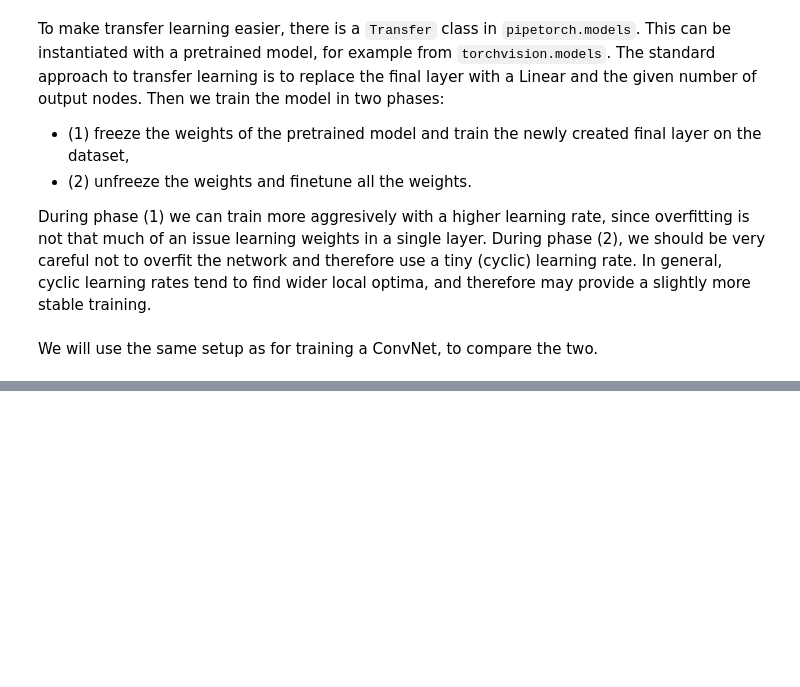
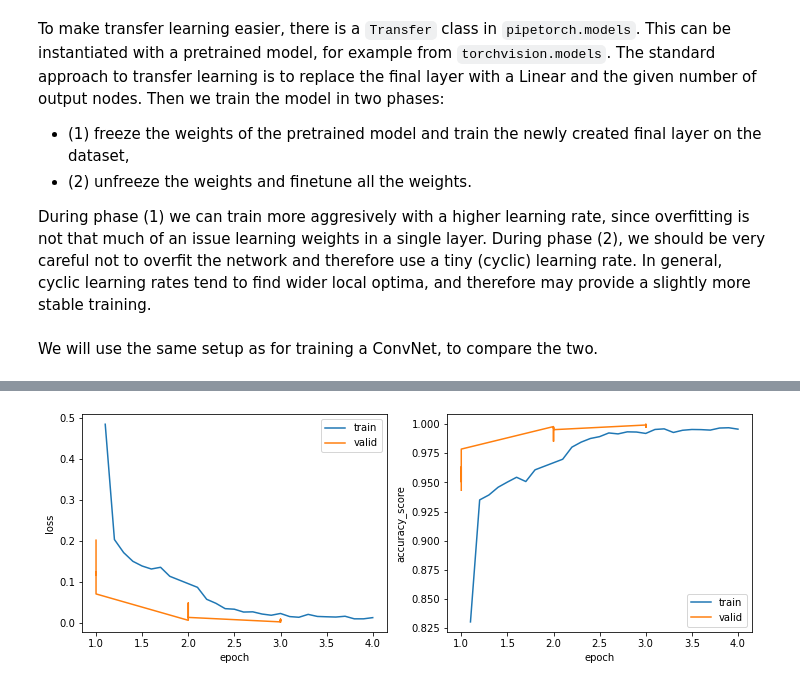
Before and after one commit to jeroenvuurens/pipetorch, a Jupyter notebook: markdown/Model.ipynb, the cells around one changed output, grey strips where cells are left out. Drawn from its saved outputs; the diff is of its cells as text; code cells hidden in the pictures; blank space fills up the shorter version.

```diff
--- a/markdown/Model.ipynb
+++ b/markdown/Model.ipynb
@@ -316,0 +385,4 @@ t.train(2, (3e-6, 3e-5), cycle=1/10)
+# %%
+t.curves()
+# %% [output]
+[figure, added]
```
Also changed, not shown: parts of 15 cells of this notebook, 46 other files.
